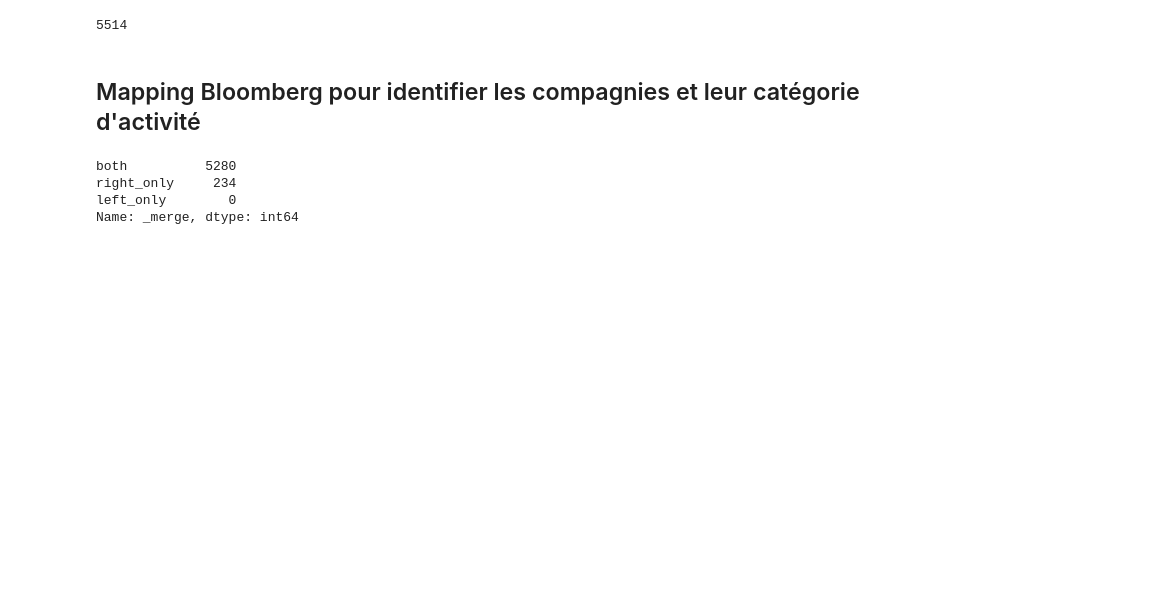
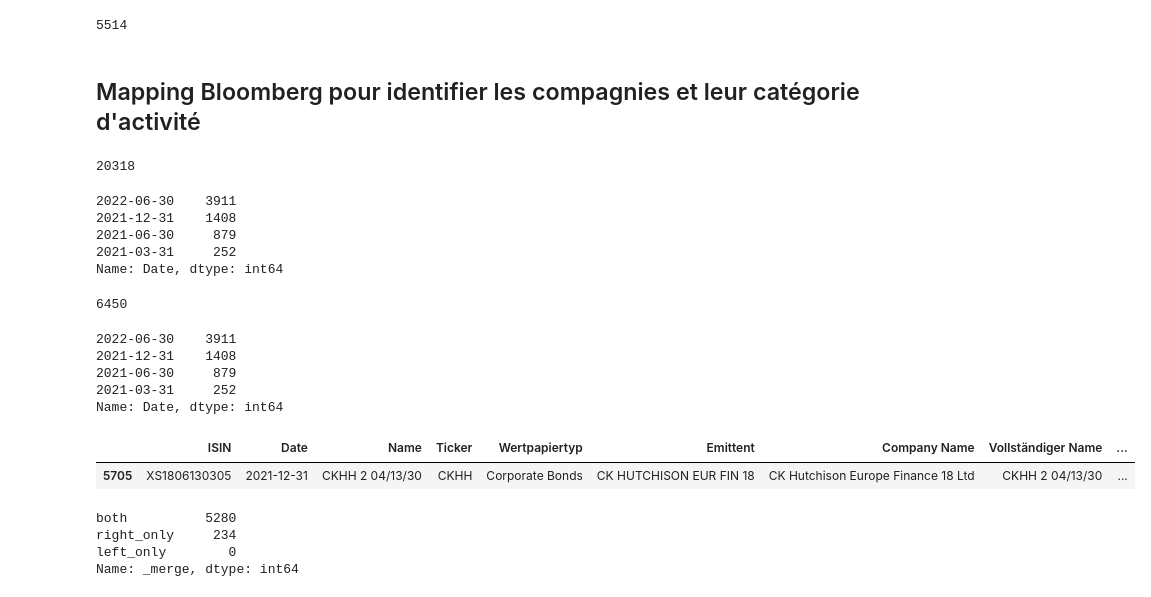
Before and after one commit to tamedia-ddj/2022-12-Compenswiss-Analysis, a Jupyter notebook: 2022-12-Compenswiss-Analysis.ipynb, the cells around one changed output. Saved outputs shown, nothing was run; the diff lists cells and outputs as text; code cells hidden in the pictures; blank space fills up the shorter version.

```diff
--- a/2022-12-Compenswiss-Analysis.ipynb
+++ b/2022-12-Compenswiss-Analysis.ipynb
@@ -50,5 +66,14 @@ len(df)
 ### Créer un dictionnaire avec des ISIN uniques pour identifier l'entreprise
 
 bloom = pd.read_excel('mapping.xlsx')
-
-bloom = bloom.drop_duplicates(subset=['ISIN'])
+len(bloom)
+# %% [output]
+20318
+# %%
+bloom['Date'].value_counts()
+# %% [output]
+2022-06-30    3911
+2021-12-31    1408
+2021-06-30     879
+2021-03-31     252
+Name: Date, dtype: int64
@@ -55,3 +82,20 @@ bloom = bloom.drop_duplicates(subset=['ISIN'])
+# %%
+len(bloom)
+# %% [output]
+6450
+# %%
+bloom['Date'].value_counts()
+# %% [output]
+2022-06-30    3911
+2021-12-31    1408
+2021-06-30     879
+2021-03-31     252
+Name: Date, dtype: int64
+# %%
+bloom.sample()
+# %% [output]
+|  | ISIN | Date | Name | Ticker | Wertpapiertyp | Emittent | Company Name | Vollständiger Name | ... |
+| 5705 | XS1806130305 | 2021-12-31 | CKHH 2 04/13/30 | CKHH | Corporate Bonds | CK HUTCHISON EUR FIN 18 | CK Hutchison Europe Finance 18 Ltd | CKHH 2 04/13/30 | ... |
 # %%
 df = pd.merge(bloom, df, on = "ISIN", how = "right", indicator = True)
 
```
Also changed, not shown: parts of 49 cells of this notebook.
